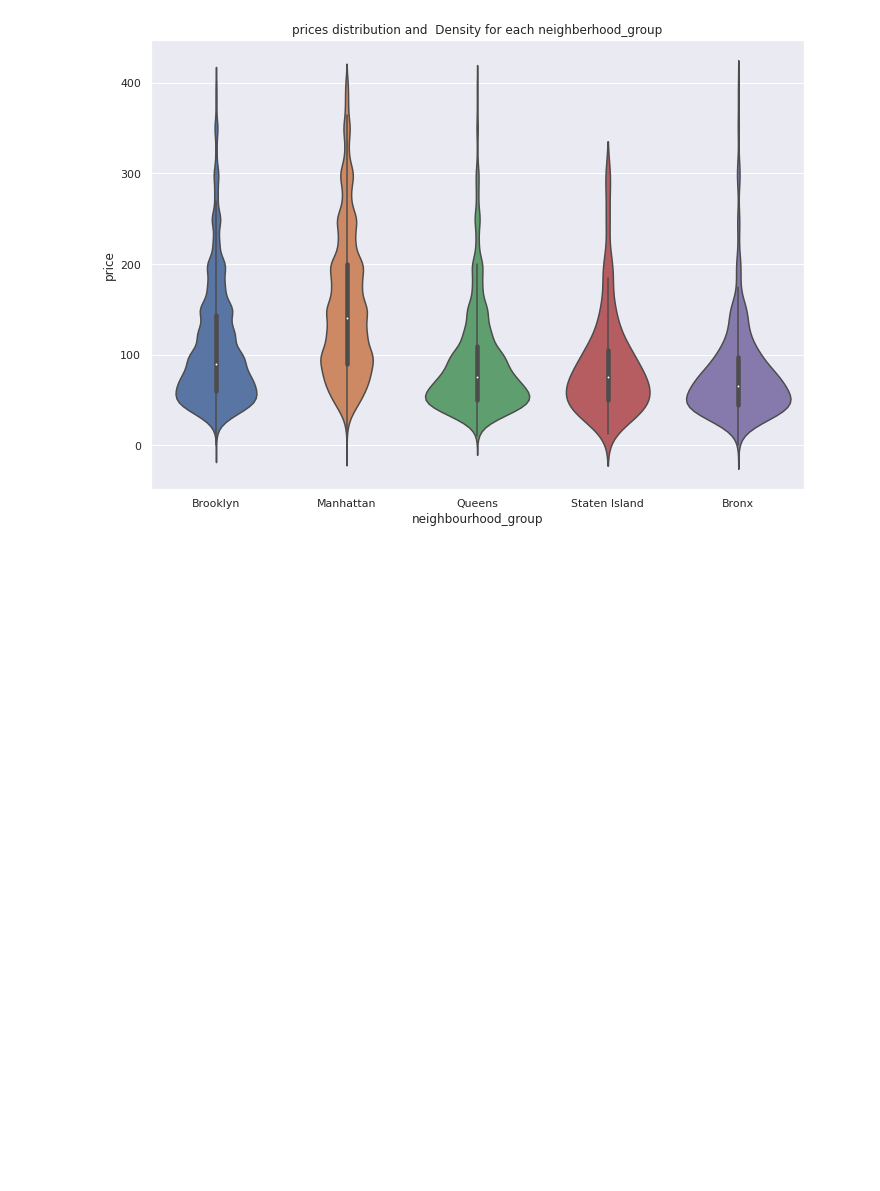
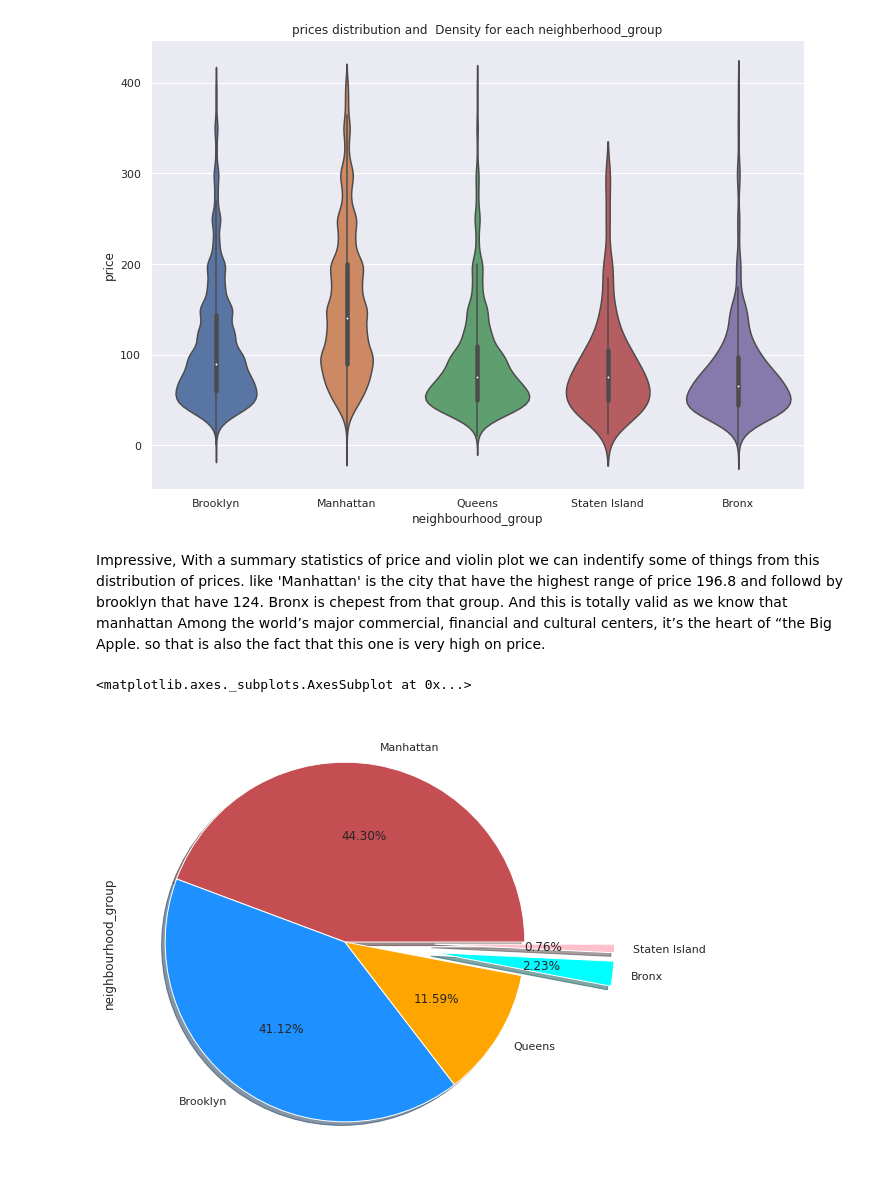
Before and after one commit to Ratnakar2022/Airbnb-data-analysis, a Jupyter notebook: Airbnb_Bookings_Analysis_Capstone_Project.ipynb, the cells around one changed output. Drawn from its saved outputs; the diff is of its cells as text; code cells hidden in the pictures; blank space fills up the shorter version.

```diff
--- a/Airbnb_Bookings_Analysis_Capstone_Project.ipynb
+++ b/Airbnb_Bookings_Analysis_Capstone_Project.ipynb
@@ -233,3 +252,13 @@ fig.set_title('prices distribution and  Density for each neighberhood_group')
 # %% [output]
 Text(0.5, 1.0, 'prices distribution and  Density for each neighberhood_group')
 [figure]
+# %% [markdown]
+Impressive, With a summary statistics of price and violin plot we can indentify some of things from this distribution of prices. like 'Manhattan' is the city that have the highest range of price 196.8 and followd by brooklyn that have 124. Bronx is chepest from that group. And this is totally valid as we know that manhattan Among the world’s major commercial, financial and cultural centers, it’s the heart of “the Big Apple. so that is also the fact that this one is very high on price.
+# %%
+# Color representing different neighbourhood have the percentage of listing hotels.
+cs = ['r', 'dodgerblue', 'orange', 'cyan', 'pink']
+my_explode=[0.0,0.0,0.0,0.5,0.5]
+df_airbnb['neighbourhood_group'].value_counts().plot(kind='pie', autopct='%2.2f%%',colors=cs,explode=my_explode, shadow=True)
+# %% [output]
+<matplotlib.axes._subplots.AxesSubplot at 0x...>
+[figure, added]
```
Also changed, not shown: parts of 11 cells of this notebook.
